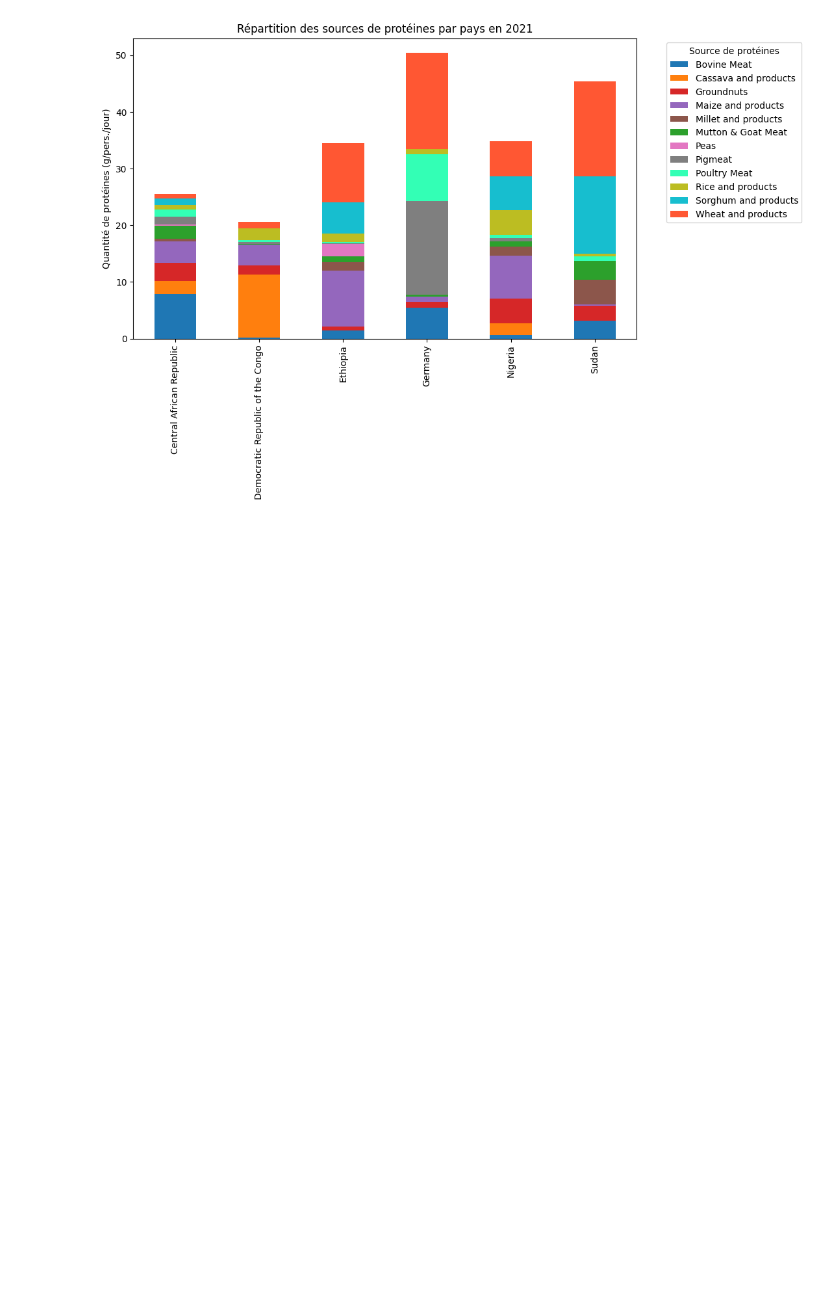
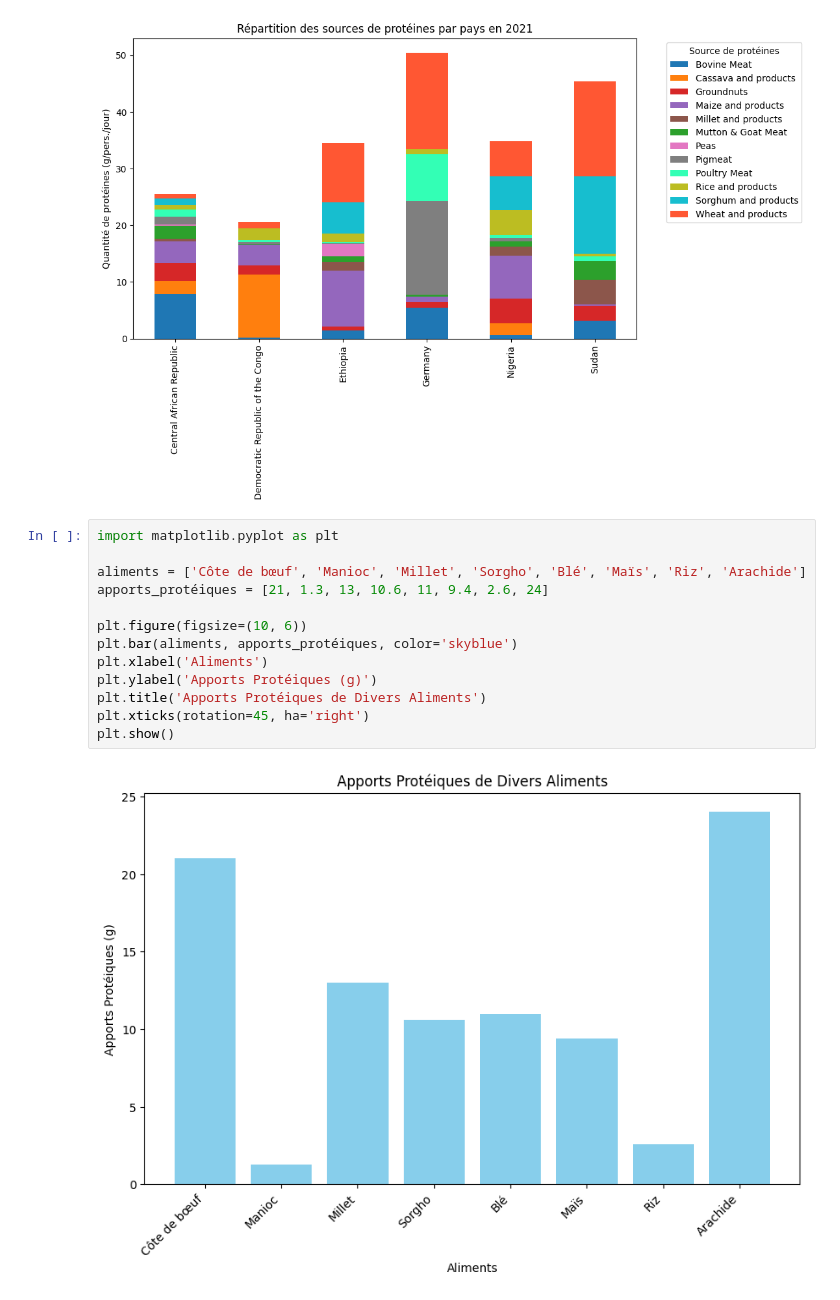
Before and after one commit to faridig/FAO_STAT, a Jupyter notebook: stats_17nov/heatmap.ipynb, the cells around one changed output. Drawn from its saved outputs; the diff is of its cells as text; blank space fills up the shorter version.

```diff
--- a/stats_17nov/heatmap.ipynb
+++ b/stats_17nov/heatmap.ipynb
@@ -121,3 +121,18 @@ plt.legend(title='Source de protéines', bbox_to_anchor=(1.05, 1), loc='upper le
 plt.show()
 # %% [output]
 [figure]
+# %%
+import matplotlib.pyplot as plt
+
+aliments = ['Côte de bœuf', 'Manioc', 'Millet', 'Sorgho', 'Blé', 'Maïs', 'Riz', 'Arachide']
+apports_protéiques = [21, 1.3, 13, 10.6, 11, 9.4, 2.6, 24]
+
+plt.figure(figsize=(10, 6))
+plt.bar(aliments, apports_protéiques, color='skyblue')
+plt.xlabel('Aliments')
+plt.ylabel('Apports Protéiques (g)')
+plt.title('Apports Protéiques de Divers Aliments')
+plt.xticks(rotation=45, ha='right')
+plt.show()
+# %% [output]
+[figure, added]
```
Also changed, not shown: parts of 4 cells of this notebook, 3 other files.
